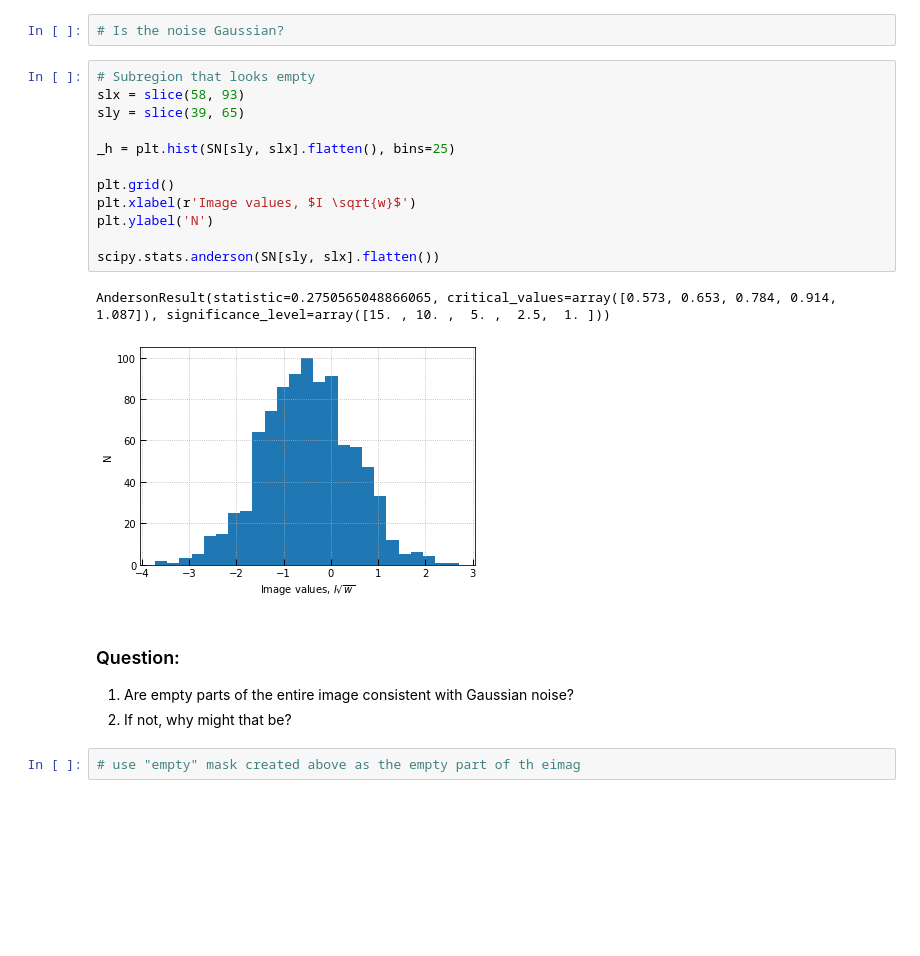
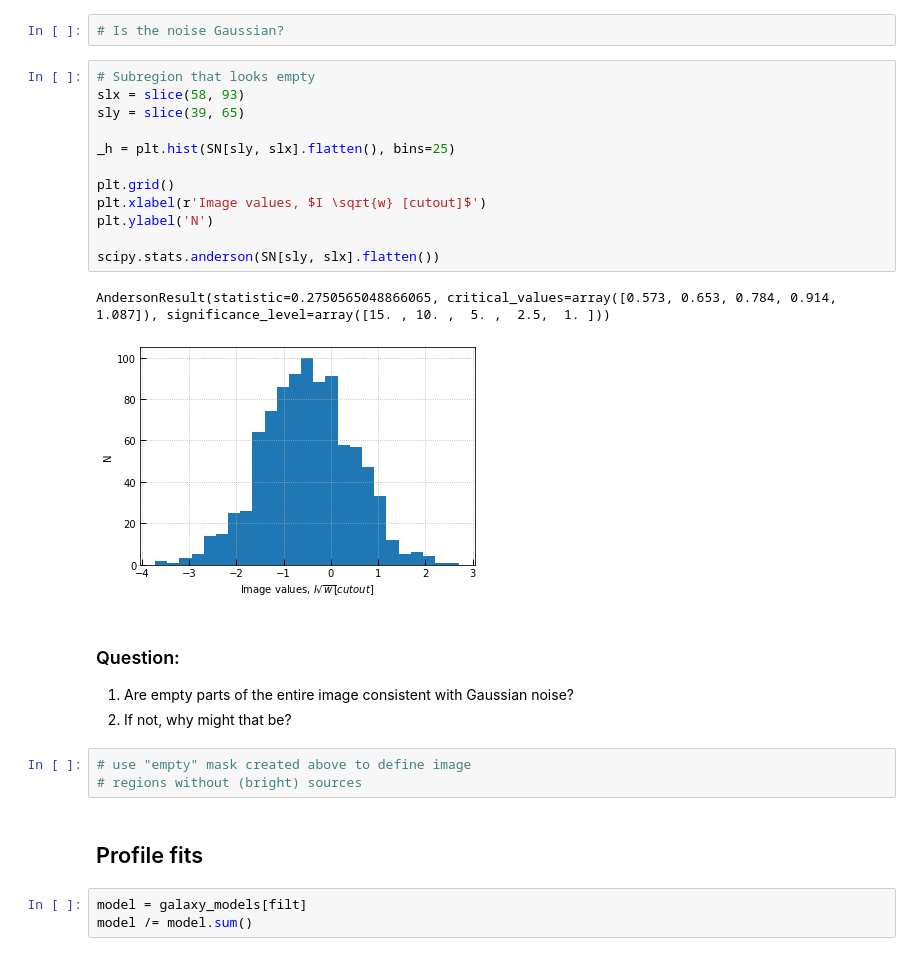
Before and after one commit to AppliedStatisticsNBI/AppStat2020, a Jupyter notebook: Week7/original/GalaxyImageAnalysis/GalaxyImageAnalysis_original.ipynb, the cells around one changed output. Cells and saved outputs as stored; diff of their text form; blank space fills up the shorter version.

```diff
--- a/Week7/original/GalaxyImageAnalysis/GalaxyImageAnalysis_original.ipynb
+++ b/Week7/original/GalaxyImageAnalysis/GalaxyImageAnalysis_original.ipynb
@@ -248,22 +259,28 @@ plt.imshow(labels)
 # %%
 # Subregion that looks empty
 slx = slice(58, 93)
 sly = slice(39, 65)
 
 _h = plt.hist(SN[sly, slx].flatten(), bins=25)
 
 plt.grid()
-plt.xlabel(r'Image values, $I \sqrt{w}$')
+plt.xlabel(r'Image values, $I \sqrt{w} [cutout]$')
 plt.ylabel('N')
 
 scipy.stats.anderson(SN[sly, slx].flatten())
 # %% [output]
 AndersonResult(statistic=0.2750565048866065, critical_values=array([0.573, 0.653, 0.784, 0.914, 1.087]), significance_level=array([15. , 10. ,  5. ,  2.5,  1. ]))
-[figure, old version]
+[figure, new version]
 # %% [markdown]
 ### Question:
 
 1) Are empty parts of the entire image consistent with Gaussian noise?
 2) If not, why might that be?
 # %%
-# use "empty" mask created above as the empty part of th eimag
+# use "empty" mask created above to define image
+# regions without (bright) sources
+# %% [markdown]
+## Profile fits
+# %%
+model = galaxy_models[filt]
+model /= model.sum()
```
Also changed, not shown: parts of 7 cells of this notebook.
